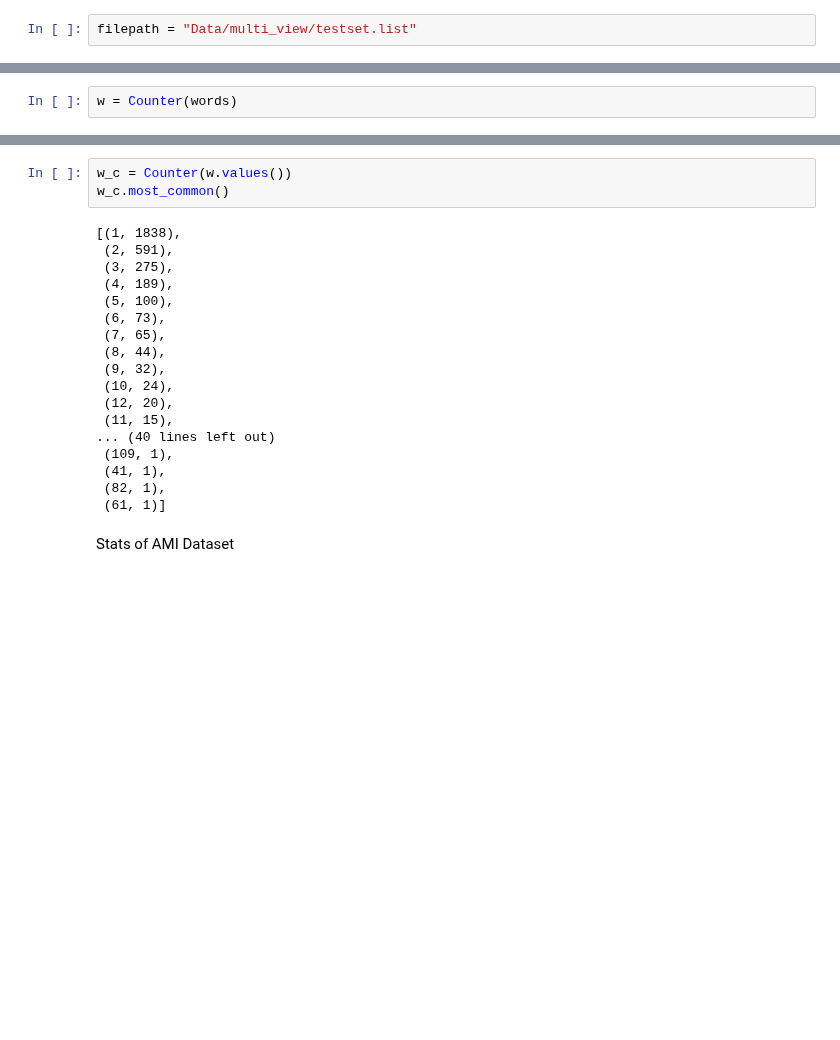
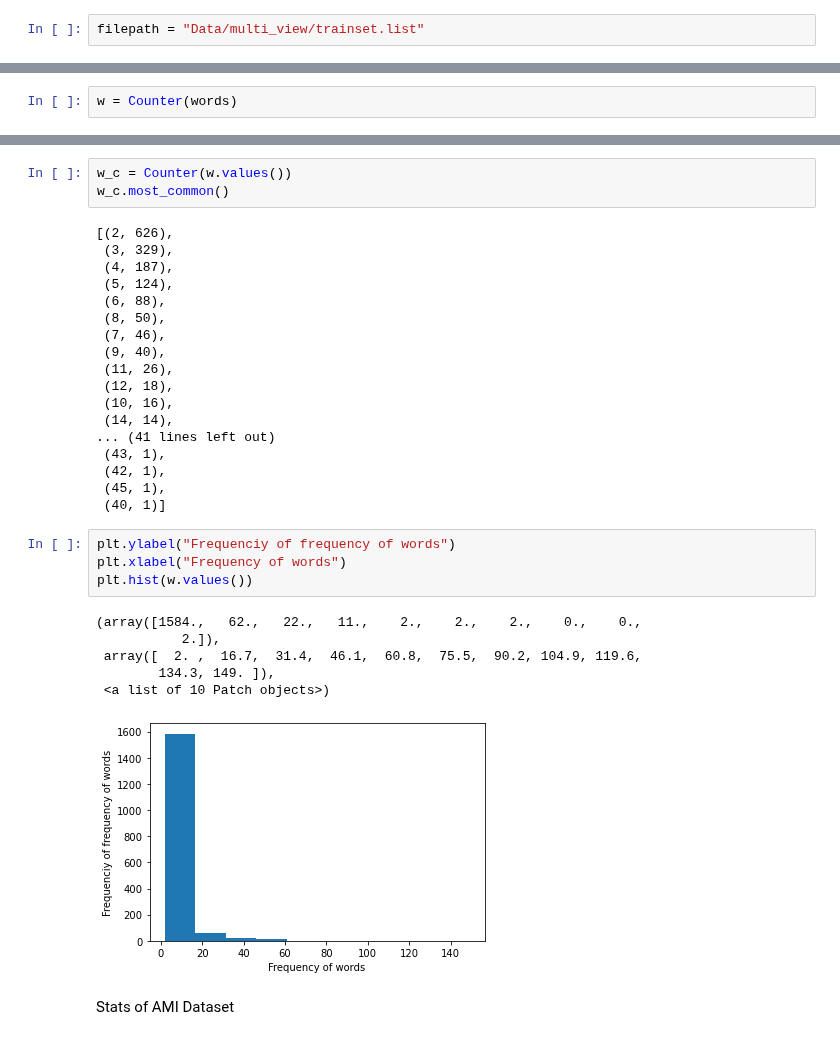
Before and after one commit to jayeshmahapatra/acoustic_word_embeddings, a Jupyter notebook: Data Exploration.ipynb, the cells around one changed output, grey strips where cells are left out. Drawn from its saved outputs; the diff is of its cells as text; blank space fills up the shorter version.

```diff
--- a/Data Exploration.ipynb
+++ b/Data Exploration.ipynb
@@ -37,7 +37,7 @@ from data_helpers import DataHelper
 # %% [markdown]
 Stats of the MuliView Trainset
 # %%
-filepath = "Data/multi_view/testset.list"
+filepath = "Data/multi_view/trainset.list"
 # %%
 count = 0
 words = []
@@ -89,23 +89,34 @@ w.most_common()
 w_c = Counter(w.values())
 w_c.most_common()
 # %% [output]
-[(1, 1838),
- (2, 591),
- (3, 275),
- (4, 189),
- (5, 100),
- (6, 73),
- (7, 65),
- (8, 44),
- (9, 32),
- (10, 24),
- (12, 20),
- (11, 15),
-... (40 lines left out)
- (109, 1),
- (41, 1),
- (82, 1),
- (61, 1)]
+[(2, 626),
+ (3, 329),
+ (4, 187),
+ (5, 124),
+ (6, 88),
+ (8, 50),
+ (7, 46),
+ (9, 40),
+ (11, 26),
+ (12, 18),
+ (10, 16),
+ (14, 14),
+... (41 lines left out)
+ (43, 1),
+ (42, 1),
+ (45, 1),
+ (40, 1)]
+# %%
+plt.ylabel("Frequenciy of frequency of words")
+plt.xlabel("Frequency of words")
+plt.hist(w.values())
+# %% [output]
+(array([1584.,   62.,   22.,   11.,    2.,    2.,    2.,    0.,    0.,
+           2.]),
+ array([  2. ,  16.7,  31.4,  46.1,  60.8,  75.5,  90.2, 104.9, 119.6,
+        134.3, 149. ]),
+ <a list of 10 Patch objects>)
+[figure, added]
 # %% [markdown]
 Stats of AMI Dataset
 # %%
```
Also changed, not shown: parts of 9 cells of this notebook, 10 other files.
